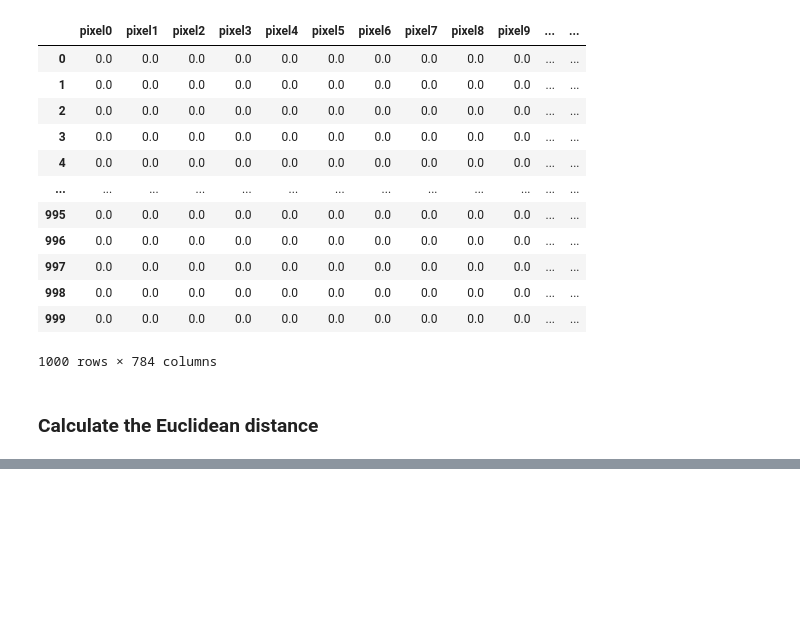
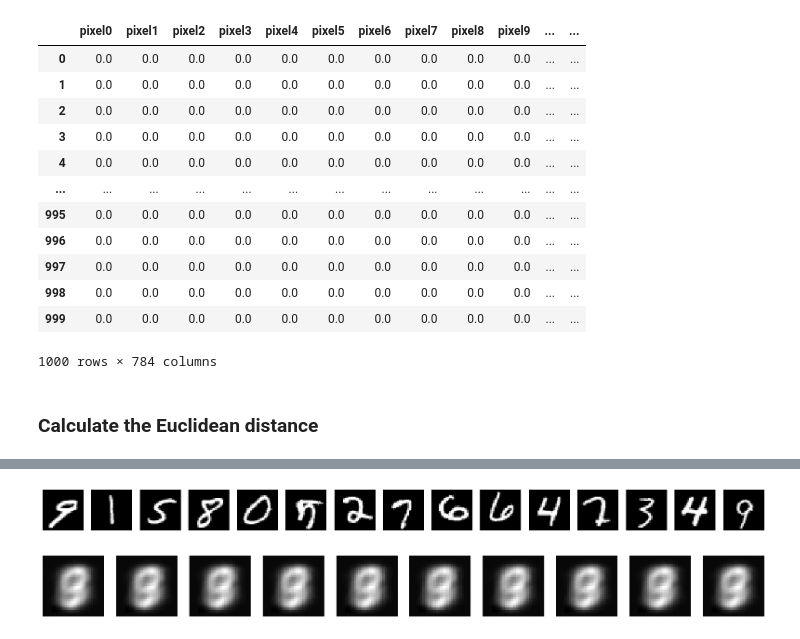
Before and after one commit to radiukpavlo/transition-matrix-ml, a Jupyter notebook: projects/mnist_transion-matrix-ml.ipynb, the cells around one changed output, grey strips where cells are left out. Drawn from its saved outputs; the diff is of its cells as text; code cells hidden in the pictures; blank space fills up the shorter version.

```diff
--- a/projects/mnist_transion-matrix-ml.ipynb
+++ b/projects/mnist_transion-matrix-ml.ipynb
@@ -378,0 +403,39 @@ total_distance
+# %%
+import matplotlib.pyplot as plt
+
+def plot_mnist(input_data, num_to_display=15):
+    """
+    Plots the MNIST numbers from the given data which can be either a DataFrame or a numpy array.
+
+    :param input_data: Either DataFrame or numpy array containing MNIST numbers flattened.
+    :param num_to_display: Number of MNIST images to display. Defaults to 10.
+    """
+
+    # Check the type of data and convert accordingly
+    if isinstance(input_data, pd.DataFrame):
+        data_array = input_data.to_numpy()
+    elif isinstance(input_data, np.ndarray):
+        data_array = input_data
+    else:
+        raise TypeError("Input data must be either a pandas DataFrame or a numpy array.")
+
+    fig, axes = plt.subplots(1, num_to_display, figsize=(20, 2))
+
+    for i, ax in enumerate(axes):
+        if i >= len(data_array):
+            break
+        # Reshape the flattened image into 28x28
+        img = data_array[i].reshape(28, 28)
+        ax.imshow(img, cmap="gray")
+        ax.axis("off")  # Turn off the axis numbers
+
+    plt.show()
+# %%
+# Call the function with matrix_B_final dataframe or numpy array
+plot_mnist(matrix_B_final)
+# %% [output]
+[figure, added]
+# %%
+plot_mnist(matrix_B_calculated)
+# %% [output]
+[figure, added]
```
Also changed, not shown: parts of 13 cells of this notebook, 6 other files.
